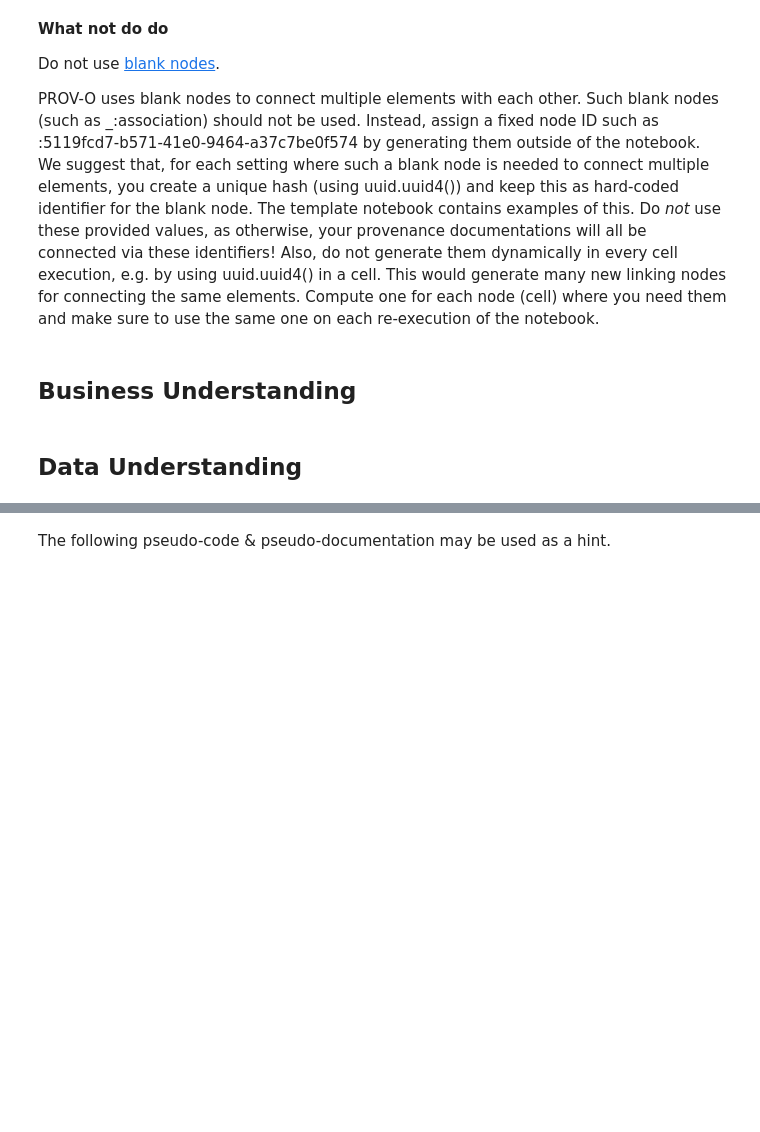
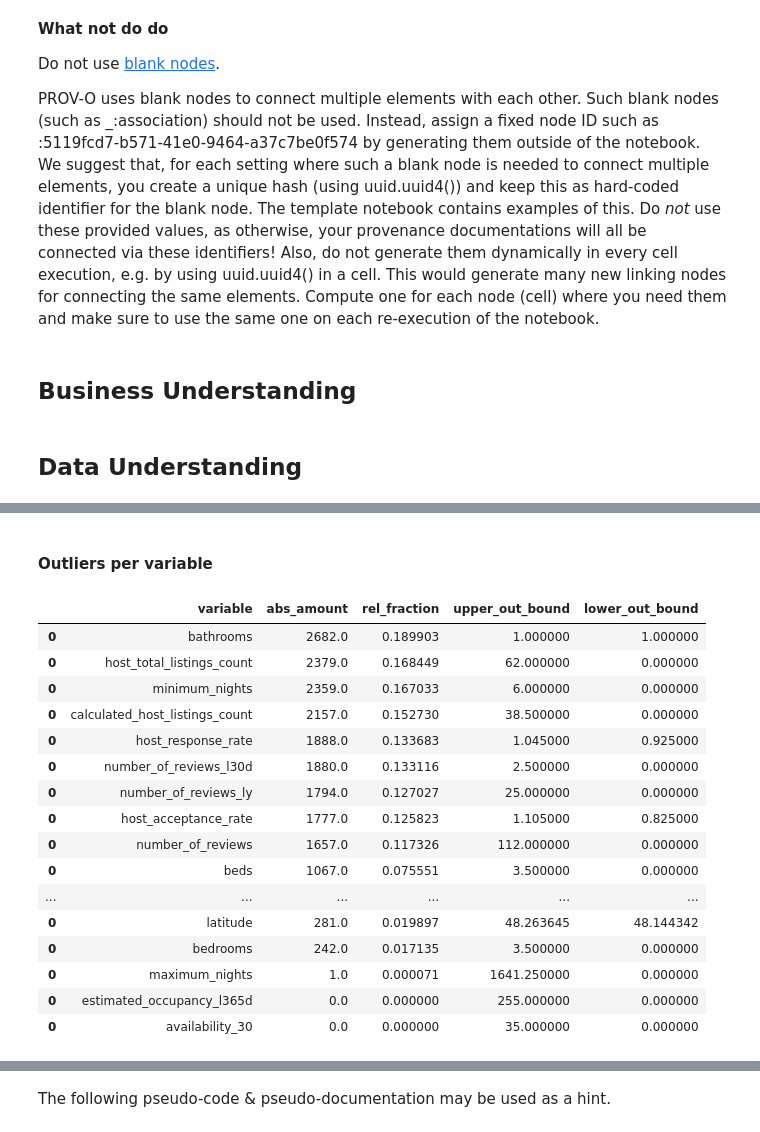
Before and after one commit to philippmoessner/tuwien_bi, a Jupyter notebook: Assignment3/notebook.ipynb, the cells around one changed output, grey strips where cells are left out. Drawn from its saved outputs; the diff is of its cells as text; code cells hidden in the pictures; blank space fills up the shorter version.

Commit message:
basic data inspection / understanding implemented

```diff
--- a/Assignment3/notebook.ipynb
+++ b/Assignment3/notebook.ipynb
@@ -258,0 +777,46 @@ engine.insert(business_understanding_data_executor, prefixes=prefixes)
+# %% [markdown]
+#### Outliers per variable
+# %%
+outlier_summary_code_writer = student_a
+
+def outlier_summary():
+    data_numerical_nobool = data_numerical[[var for var in data_numerical.columns if var in data_dict_reduced[data_dict_reduced['unit'] != 'boolean']['variable'].values]].copy()
+
+    outliers = pd.DataFrame({'variable': [], 'abs_amount': [], 'rel_fraction': [], 'upper_out_bound': [], 'lower_out_bound': []})
+    for var in data_numerical_nobool.columns:
+
+        quart_upper = data_numerical_nobool[var].quantile(0.75)
+        quart_lower = data_numerical_nobool[var].quantile(0.25)
+        iqr = quart_upper - quart_lower
+        upper_out_bound = quart_upper + 1.5 * iqr
+        lower_out_bound = np.clip(quart_lower - 1.5 * iqr, a_min=0, a_max=None)
+
+        mask = (data_numerical_nobool[var] > upper_out_bound) | (data_numerical_nobool[var] < lower_out_bound)
+        df = pd.DataFrame({'variable': [var], 'abs_amount': [mask.sum()], 'rel_fraction': [mask.mean()], 'upper_out_bound': [upper_out_bound], 'lower_out_bound': [lower_out_bound]})
+        outliers = pd.concat([outliers, df], axis=0)
+    outliers = outliers.sort_values('rel_fraction', ascending=False)
+    return outliers
+
+start_time_ld = now()
+outliers = outlier_summary()
+end_time_ld = now()
+# %%
+outliers
+# %% [output]
+|  | variable | abs_amount | rel_fraction | upper_out_bound | lower_out_bound |
+| 0 | bathrooms | 2682.0 | 0.189903 | 1.000000 | 1.000000 |
+| 0 | host_total_listings_count | 2379.0 | 0.168449 | 62.000000 | 0.000000 |
+| 0 | minimum_nights | 2359.0 | 0.167033 | 6.000000 | 0.000000 |
+| 0 | calculated_host_listings_count | 2157.0 | 0.152730 | 38.500000 | 0.000000 |
+| 0 | host_response_rate | 1888.0 | 0.133683 | 1.045000 | 0.925000 |
+| 0 | number_of_reviews_l30d | 1880.0 | 0.133116 | 2.500000 | 0.000000 |
+| 0 | number_of_reviews_ly | 1794.0 | 0.127027 | 25.000000 | 0.000000 |
+| 0 | host_acceptance_rate | 1777.0 | 0.125823 | 1.105000 | 0.825000 |
+| 0 | number_of_reviews | 1657.0 | 0.117326 | 112.000000 | 0.000000 |
+| 0 | beds | 1067.0 | 0.075551 | 3.500000 | 0.000000 |
+| ... | ... | ... | ... | ... | ... |
+| 0 | latitude | 281.0 | 0.019897 | 48.263645 | 48.144342 |
+| 0 | bedrooms | 242.0 | 0.017135 | 3.500000 | 0.000000 |
+| 0 | maximum_nights | 1.0 | 0.000071 | 1641.250000 | 0.000000 |
+| 0 | estimated_occupancy_l365d | 0.0 | 0.000000 | 255.000000 | 0.000000 |
+| 0 | availability_30 | 0.0 | 0.000000 | 35.000000 | 0.000000 |
```
Also changed, not shown: parts of 27 cells of this notebook, 1 other file.
